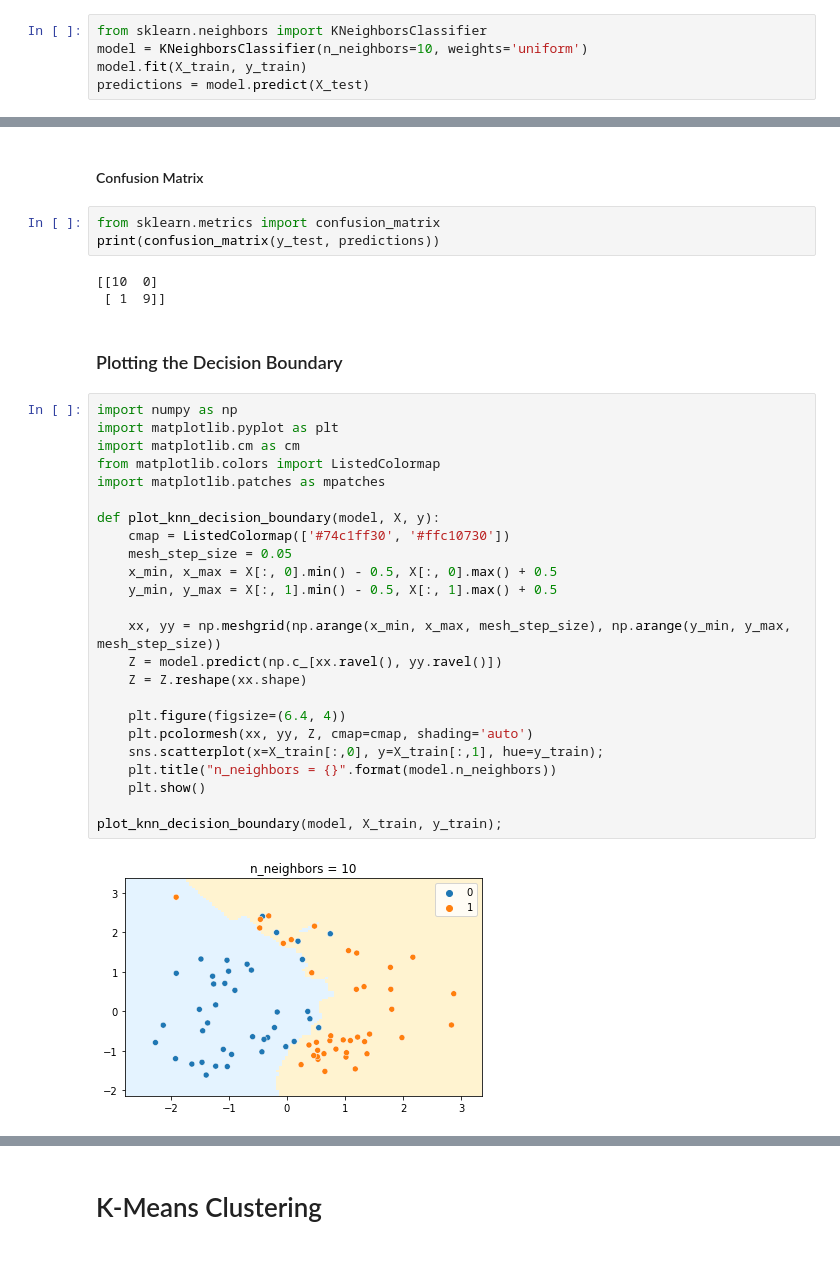
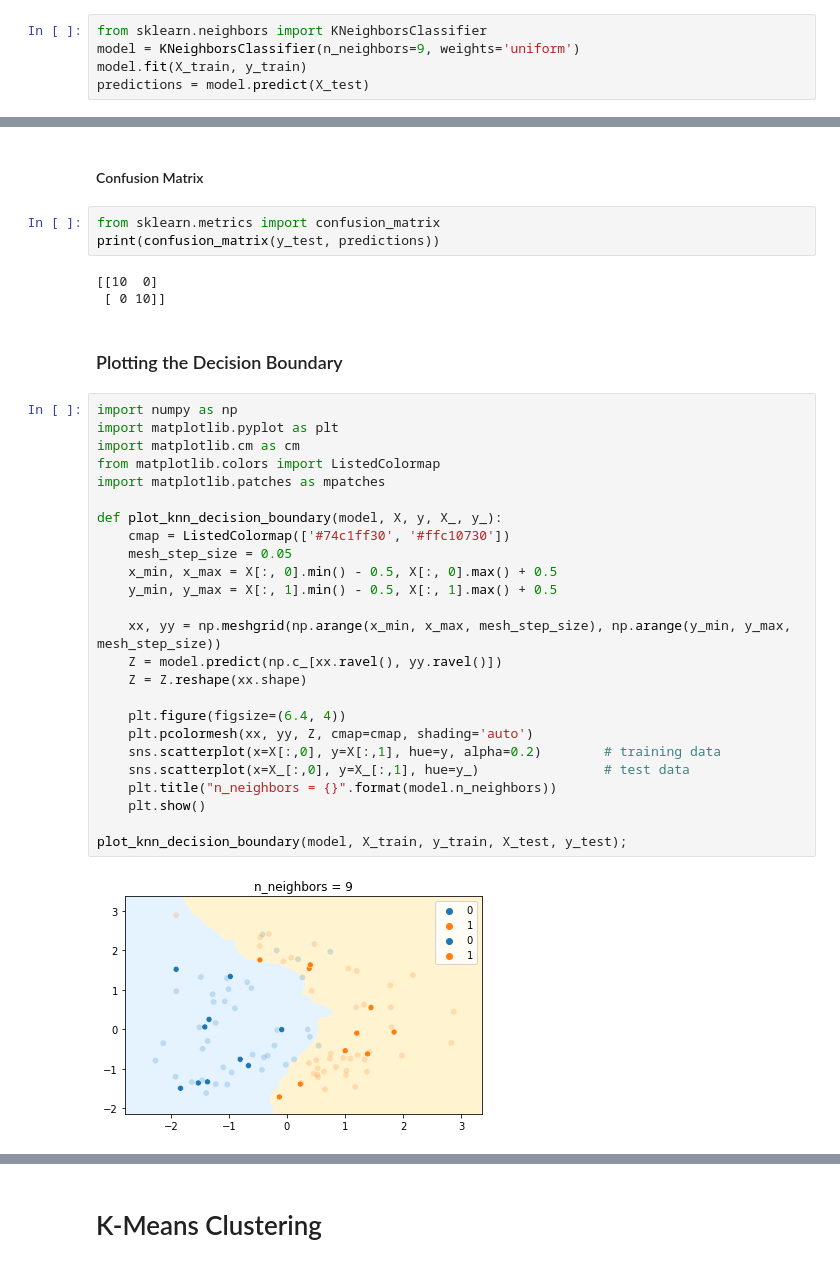
Before and after one commit to thomd/deep-learning-notes, a Jupyter notebook: knn-classifier.ipynb, the cells around one changed output, grey strips where cells are left out. Drawn from its saved outputs; the diff is of its cells as text.

```diff
--- a/knn-classifier.ipynb
+++ b/knn-classifier.ipynb
@@ -51,6 +55,6 @@ best accuracy is for $k=10$
 # %%
 from sklearn.neighbors import KNeighborsClassifier
-model = KNeighborsClassifier(n_neighbors=10, weights='uniform')
+model = KNeighborsClassifier(n_neighbors=9, weights='uniform')
 model.fit(X_train, y_train)
 predictions = model.predict(X_test)
 # %% [markdown]
@@ -74,32 +78,33 @@ from sklearn.metrics import confusion_matrix
 print(confusion_matrix(y_test, predictions))
 # %% [output]
 [[10  0]
- [ 1  9]]
+ [ 0 10]]
 # %% [markdown]
 ### Plotting the Decision Boundary
 # %%
 import numpy as np
 import matplotlib.pyplot as plt
 import matplotlib.cm as cm
 from matplotlib.colors import ListedColormap
 import matplotlib.patches as mpatches
 
-def plot_knn_decision_boundary(model, X, y):
+def plot_knn_decision_boundary(model, X, y, X_, y_):
     cmap = ListedColormap(['#74c1ff30', '#ffc10730'])
     mesh_step_size = 0.05
     x_min, x_max = X[:, 0].min() - 0.5, X[:, 0].max() + 0.5
     y_min, y_max = X[:, 1].min() - 0.5, X[:, 1].max() + 0.5
 
     xx, yy = np.meshgrid(np.arange(x_min, x_max, mesh_step_size), np.arange(y_min, y_max, mesh_step_size))
     Z = model.predict(np.c_[xx.ravel(), yy.ravel()])
     Z = Z.reshape(xx.shape)
 
     plt.figure(figsize=(6.4, 4))
     plt.pcolormesh(xx, yy, Z, cmap=cmap, shading='auto')
-    sns.scatterplot(x=X_train[:,0], y=X_train[:,1], hue=y_train);
+    sns.scatterplot(x=X[:,0], y=X[:,1], hue=y, alpha=0.2)        # training data
+    sns.scatterplot(x=X_[:,0], y=X_[:,1], hue=y_)                # test data
     plt.title("n_neighbors = {}".format(model.n_neighbors))
     plt.show()
 
-plot_knn_decision_boundary(model, X_train, y_train);
+plot_knn_decision_boundary(model, X_train, y_train, X_test, y_test);
 # %% [output]
-[figure, old version]
+[figure, new version]
```
Also changed, not shown: parts of 5 cells of this notebook.
